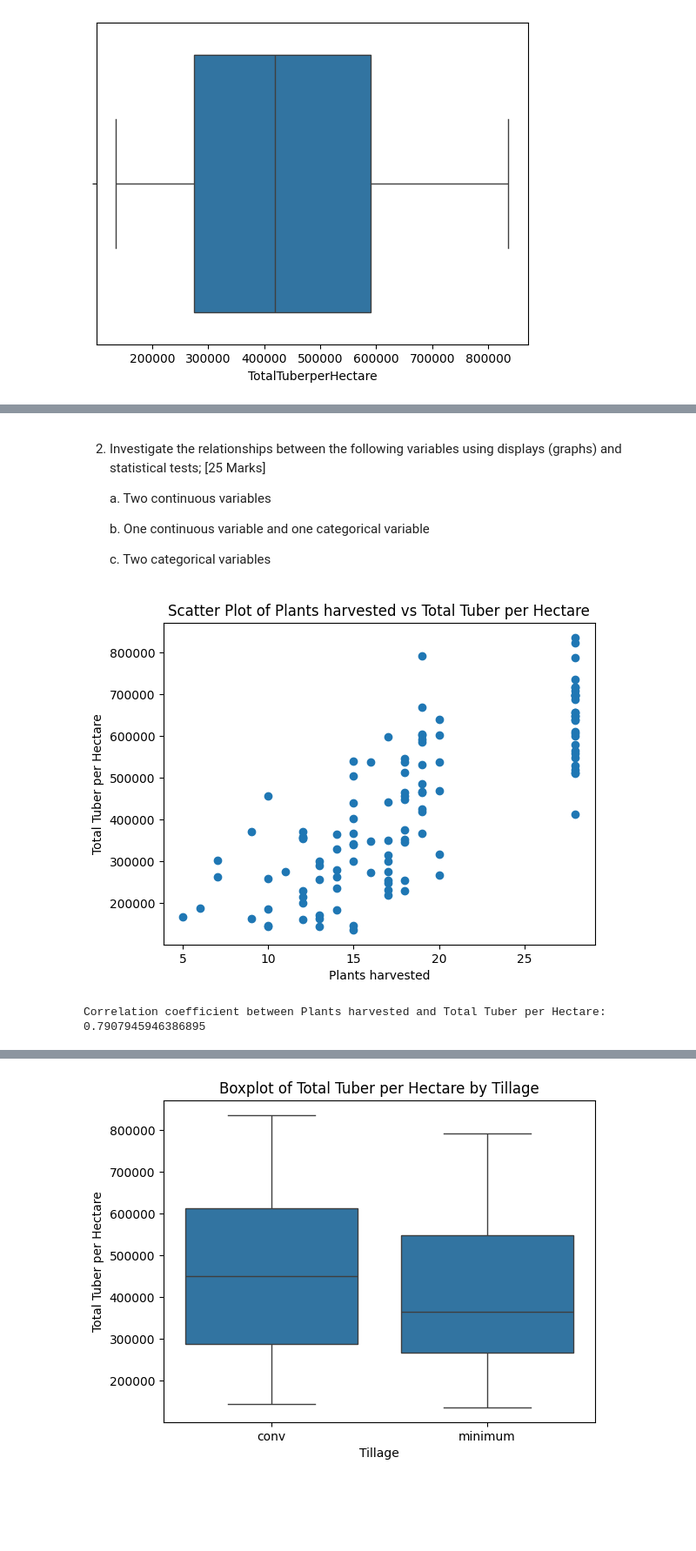
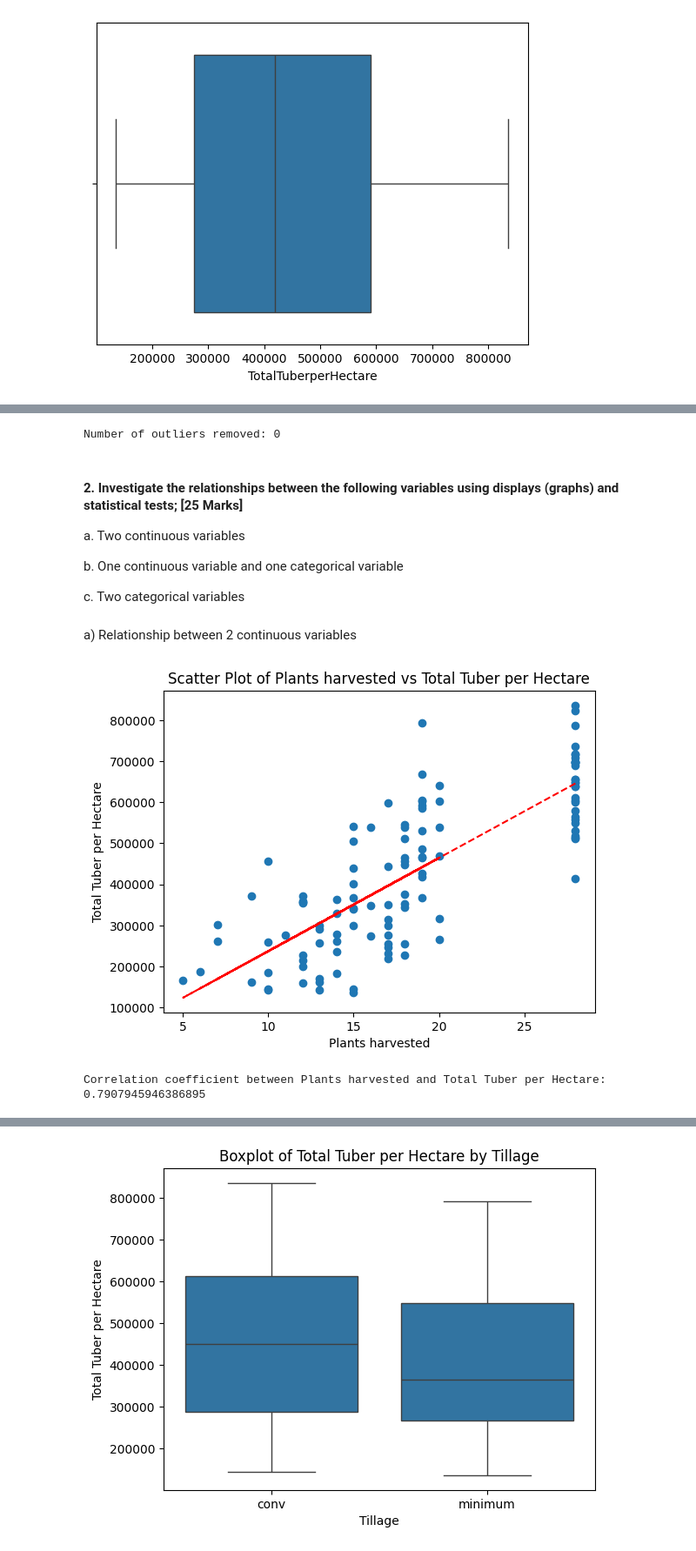
Before and after one commit to samuelitwaru/DSLC-Assignment2, a Jupyter notebook: notebook.ipynb, the cells around one changed output, grey strips where cells are left out. Shown at 87% size. Cells and saved outputs as stored; diff of their text form; code cells hidden in the pictures; blank space fills up the shorter version.

```diff
--- a/notebook.ipynb
+++ b/notebook.ipynb
@@ -99,24 +81,41 @@ plt.show()
+# %%
+# remove outliers using IQR method
+Q1 = data['TotalTuberperHectare'].quantile(0.25)
+Q3 = data['TotalTuberperHectare'].quantile(0.75)
+IQR = Q3 - Q1
+filtered_data = data[~((data['TotalTuberperHectare'] < (Q1 - 1.5 * IQR)) | (data['TotalTuberperHectare'] > (Q3 + 1.5 * IQR)))]
+filtered_data.shape
+
+# how many rows were removed
+rows_removed = data.shape[0] - filtered_data.shape[0]
+print('Number of outliers removed:', rows_removed)
+# %% [output]
+Number of outliers removed: 0
 # %% [markdown]
-2. Investigate the relationships between the following variables using displays (graphs) and statistical tests; [25 Marks]
+#### 2. Investigate the relationships between the following variables using displays (graphs) and statistical tests; [25 Marks]
 
-      a. Two continuous variables
+a. Two continuous variables
 
-      b. One continuous variable and one categorical variable
+b. One continuous variable and one categorical variable
 
-      c. Two categorical variables
+c. Two categorical variables
+# %% [markdown]
+a) Relationship between 2 continuous variables
 # %%
-# Investigate the relationships between the following variables using displays (graphs) and statistical tests
-
 # a) Continuous Variables ('Plants_harvested' and 'TotalTuberperHectare')
 plt.scatter(data['Plants_harvested'], data['TotalTuberperHectare'])
 plt.xlabel('Plants harvested')
 plt.ylabel('Total Tuber per Hectare')
 plt.title('Scatter Plot of Plants harvested vs Total Tuber per Hectare')
+# draw a trend line
+z = np.polyfit(data['Plants_harvested'], data['TotalTuberperHectare'], 1)
+p = np.poly1d(z)
+plt.plot(data['Plants_harvested'], p(data['Plants_harvested']), "r--")
 plt.show()
 
 # Calculate the correlation coefficient
 correlation = data['Plants_harvested'].corr(data['TotalTuberperHectare'])
 print(f'Correlation coefficient between Plants harvested and Total Tuber per Hectare: {correlation}')
 # %% [output]
-[figure, old version]
+[figure, new version]
 Correlation coefficient between Plants harvested and Total Tuber per Hectare: 0.7907945946386895
```
Also changed, not shown: parts of 16 cells of this notebook.
